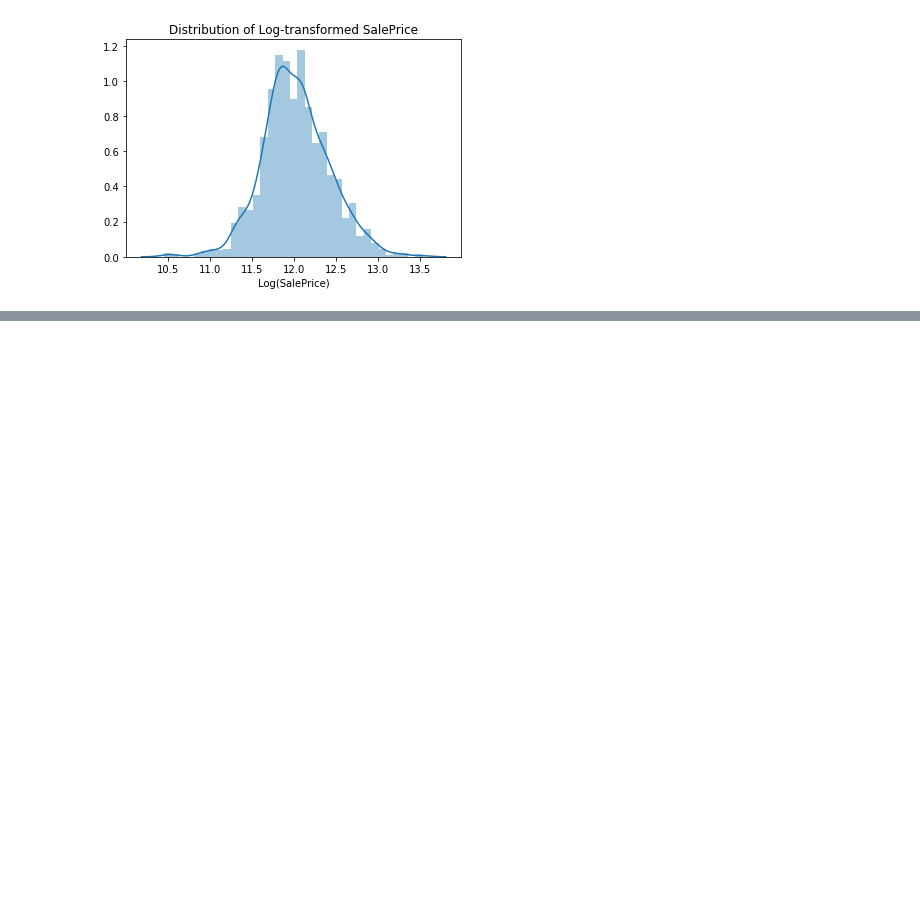
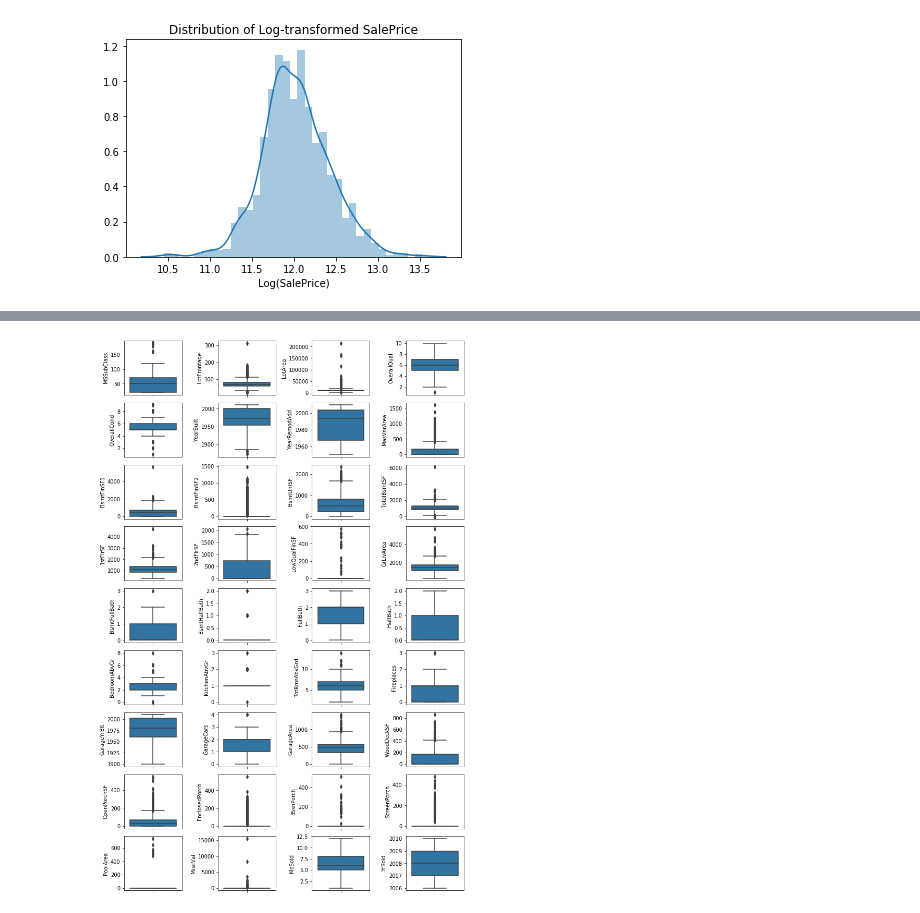
Before and after one commit to Zhaxxon/Kaggle, a Jupyter notebook: House_Prices_Advanced_Regression_Techniques/EDA.ipynb, the cells around one changed output, grey strips where cells are left out. Saved outputs shown, nothing was run; the diff lists cells and outputs as text; code cells hidden in the pictures; blank space fills up the shorter version.

```diff
--- a/House_Prices_Advanced_Regression_Techniques/EDA.ipynb
+++ b/House_Prices_Advanced_Regression_Techniques/EDA.ipynb
@@ -164,0 +183,12 @@ plt.show()
+# %%
+# Looking for Outliers
+fig = plt.figure(figsize=(10, 15))
+
+for i in range(len(num_attributes.columns)):
+    fig.add_subplot(9, 4, i+1)
+    sns.boxplot(y=num_attributes.iloc[:, i])
+
+plt.tight_layout()
+plt.show()
+# %% [output]
+[figure, added]
```
Also changed, not shown: parts of 2 cells of this notebook.
